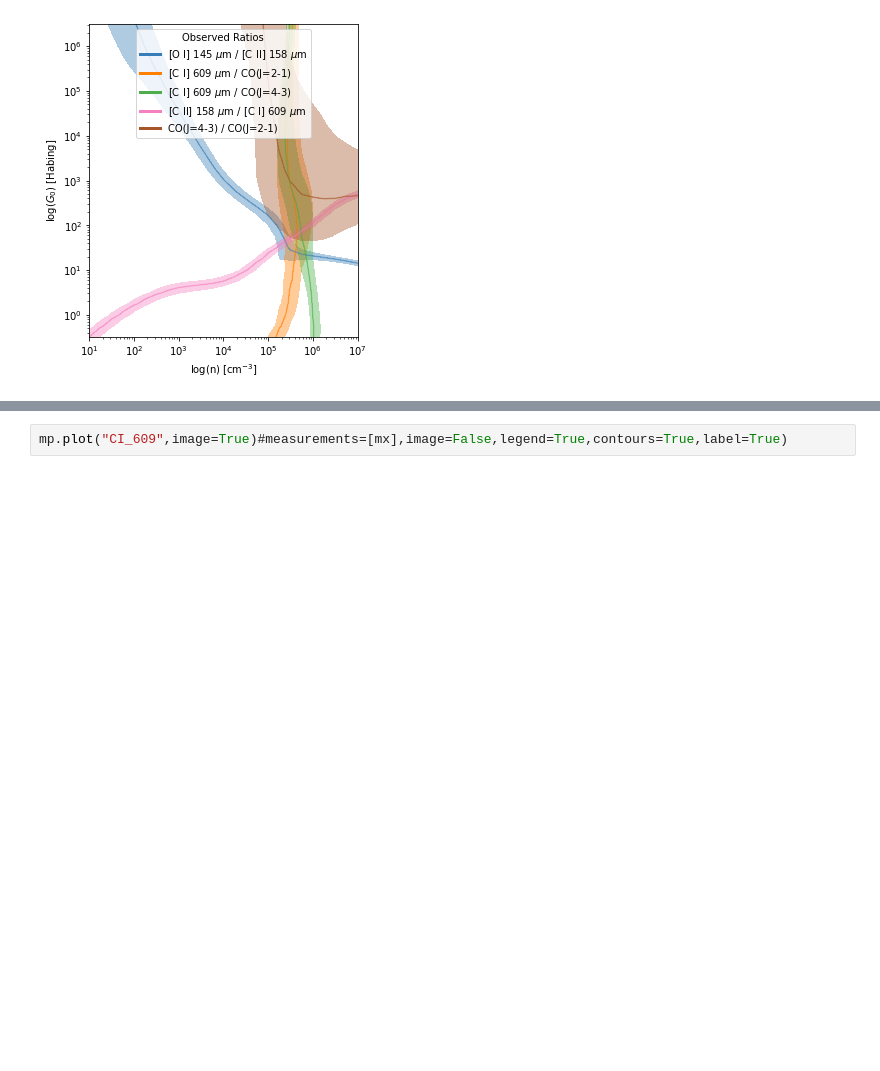
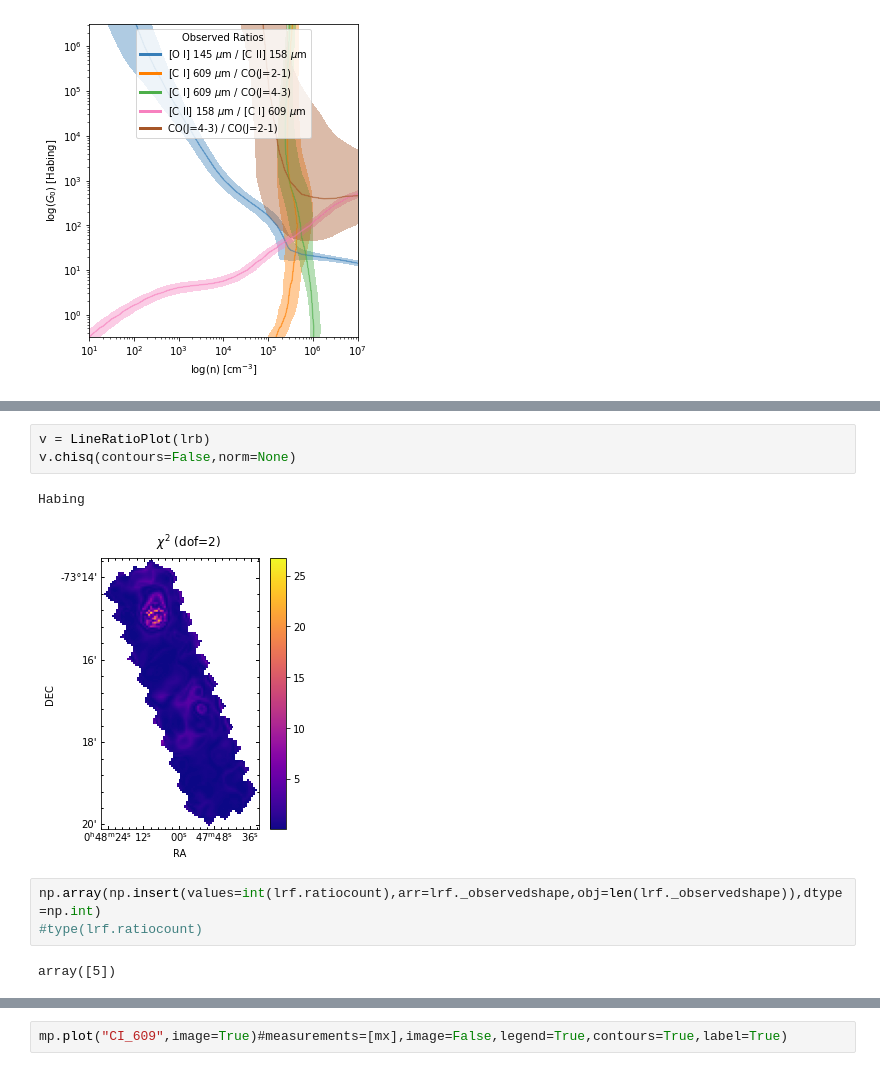
Before and after one commit to mpound/pdrtpy, a Jupyter notebook: Debug.ipynb, the cells around one changed output, grey strips where cells are left out. Drawn from its saved outputs; the diff is of its cells as text; blank space fills up the shorter version.

```diff
--- a/Debug.ipynb
+++ b/Debug.ipynb
@@ -206,0 +294,11 @@ print(fit_report(res2))
+# %%
+v = LineRatioPlot(lrb)
+v.chisq(contours=False,norm=None)
+# %% [output]
+Habing
+[figure, added]
+# %%
+np.array(np.insert(values=int(lrf.ratiocount),arr=lrf._observedshape,obj=len(lrf._observedshape)),dtype=np.int)
+#type(lrf.ratiocount)
+# %% [output]
+array([5])
```
Also changed, not shown: parts of 17 cells of this notebook.
